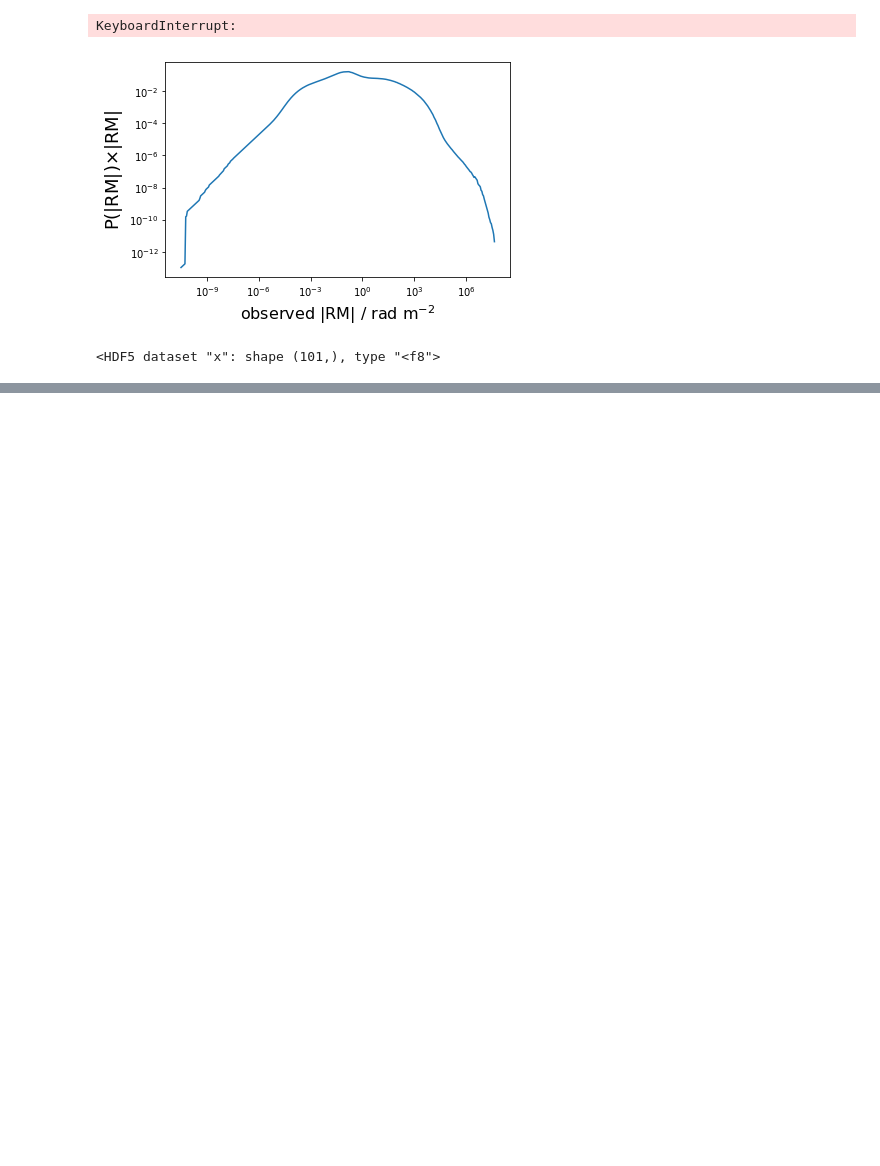
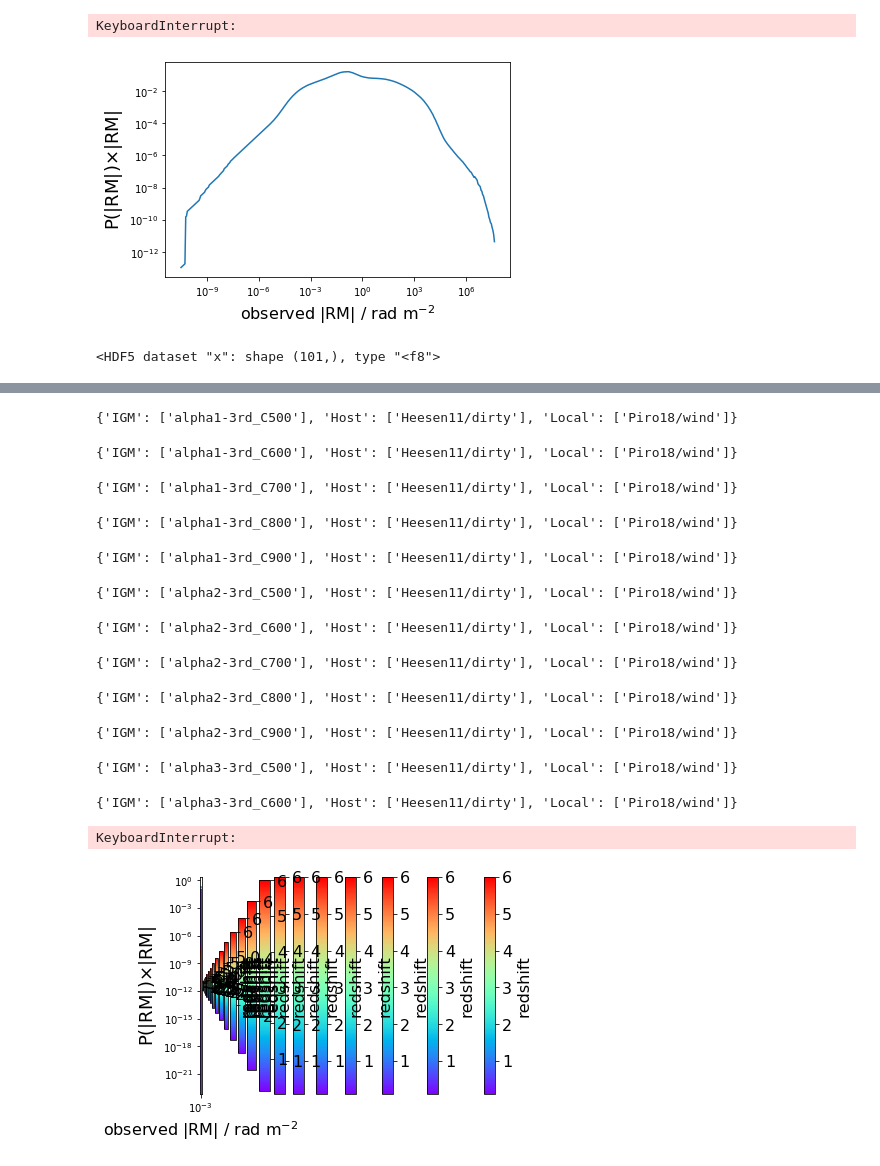
Before and after one commit to FRBs/PreFRBLE, a Jupyter notebook: notebooks/PreFRBLE_Likelihood.ipynb, the cells around one changed output, grey strips where cells are left out. Saved outputs shown, nothing was run; the diff lists cells and outputs as text; code cells hidden in the pictures; blank space fills up the shorter version.

```diff
--- a/notebooks/PreFRBLE_Likelihood.ipynb
+++ b/notebooks/PreFRBLE_Likelihood.ipynb
@@ -17,6 +17,13 @@ scenario = {
     'Host' : ['Rodrigues18/smd'],
     'Inter' : ['Rodrigues18'],
     'Local' : ['Piro18/wind'],
+}
+
+scenario = {
+    'IGM' : ['primordial'],
+    'Host': ['Heesen11/dirty'],
+#    'Host': ['JF12/StarDensity_MW'],
+    'Local': ['Piro18/wind'],
 }
 
 models_IGMF = [  ## test with limited set of IGMF models
@@ -537,0 +585,35 @@ with h5.File( likelihood_file_galaxy ) as f:
+# %%
+from tqdm import trange
+f_IGMs = np.arange(0.5,0.91,0.1)
+fig, ax = plt.subplots()
+#fig, axss = plt.subplots( 2, 3, figsize=(12,6), sharex=True, sharey=True)
+for alpha in np.arange(1,10):
+#    fig, axss = plt.subplots( 2, 3, figsize=(12,6), sharex=True, sharey=True)
+#    for f_IGM in f_IGMs:
+    for i in trange(len(f_IGMs)):
+        f_IGM = f_IGMs[i]
+        tmp = scenario.copy()
+        tmp['IGM'] = ['alpha%i-3rd_C%.0f' % (alpha, f_IGM*1000)]
+        print(tmp)
+        for measure in ['DM','RM']:
+            PlotLikelihoodEvolution( measure='RM', scenario=tmp, ax=ax )
+#            plt.show()
+#axss[1][1].legend()
+#ax.legend()
+#fig.tight_layout()
+#plt.show()
+# %% [output]
+{'IGM': ['alpha1-3rd_C500'], 'Host': ['Heesen11/dirty'], 'Local': ['Piro18/wind']}
+{'IGM': ['alpha1-3rd_C600'], 'Host': ['Heesen11/dirty'], 'Local': ['Piro18/wind']}
+{'IGM': ['alpha1-3rd_C700'], 'Host': ['Heesen11/dirty'], 'Local': ['Piro18/wind']}
+{'IGM': ['alpha1-3rd_C800'], 'Host': ['Heesen11/dirty'], 'Local': ['Piro18/wind']}
+{'IGM': ['alpha1-3rd_C900'], 'Host': ['Heesen11/dirty'], 'Local': ['Piro18/wind']}
+{'IGM': ['alpha2-3rd_C500'], 'Host': ['Heesen11/dirty'], 'Local': ['Piro18/wind']}
+{'IGM': ['alpha2-3rd_C600'], 'Host': ['Heesen11/dirty'], 'Local': ['Piro18/wind']}
+{'IGM': ['alpha2-3rd_C700'], 'Host': ['Heesen11/dirty'], 'Local': ['Piro18/wind']}
+{'IGM': ['alpha2-3rd_C800'], 'Host': ['Heesen11/dirty'], 'Local': ['Piro18/wind']}
+{'IGM': ['alpha2-3rd_C900'], 'Host': ['Heesen11/dirty'], 'Local': ['Piro18/wind']}
+{'IGM': ['alpha3-3rd_C500'], 'Host': ['Heesen11/dirty'], 'Local': ['Piro18/wind']}
+{'IGM': ['alpha3-3rd_C600'], 'Host': ['Heesen11/dirty'], 'Local': ['Piro18/wind']}
+KeyboardInterrupt:
+[figure, added]
```
Also changed, not shown: parts of 2 cells of this notebook, 6 other files.
